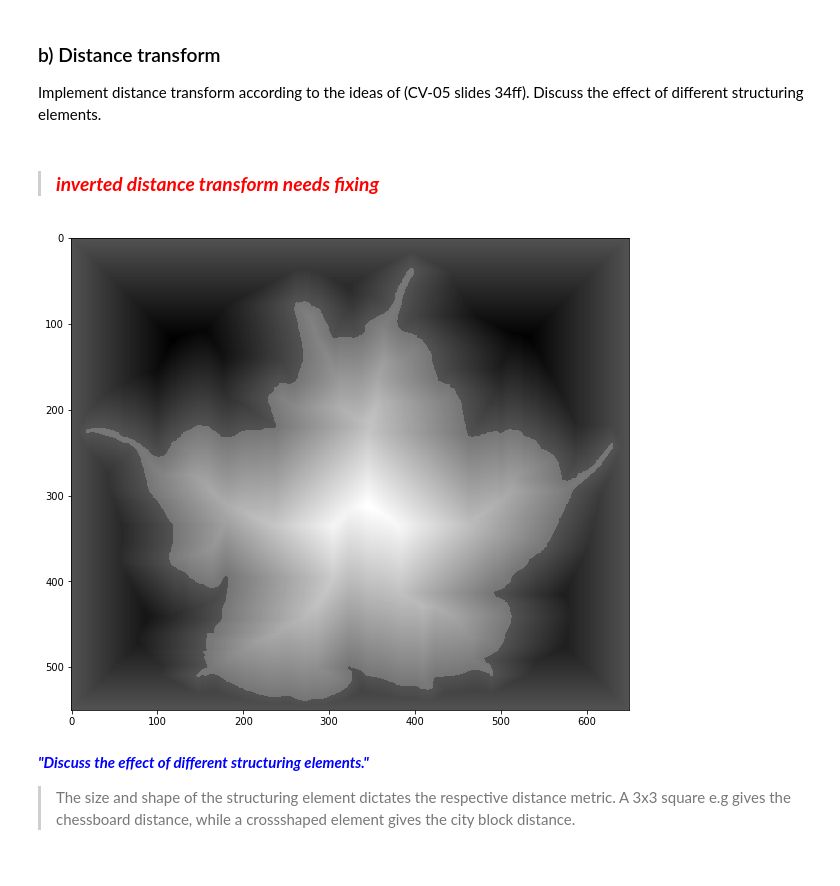
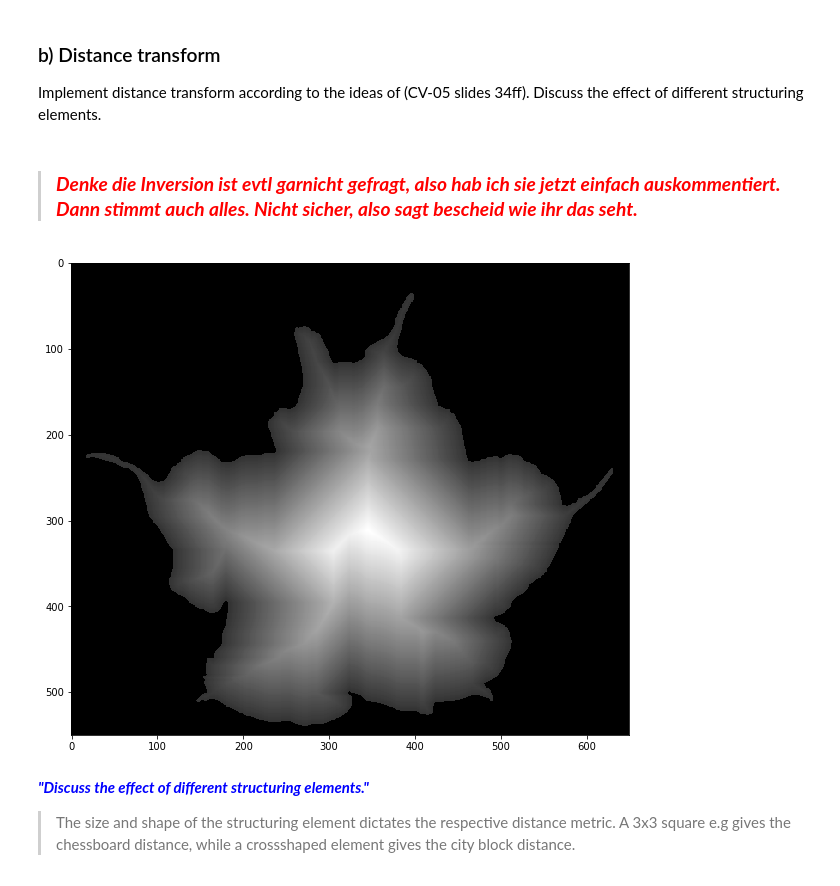
Before and after one commit to shorty-longbottom97/Computer_Vision, a Jupyter notebook: sheet03/sheet03.ipynb, the cells around one changed output. Saved outputs shown, nothing was run; the diff lists cells and outputs as text; code cells hidden in the pictures.

```diff
--- a/sheet03/sheet03.ipynb
+++ b/sheet03/sheet03.ipynb
@@ -136,8 +136,8 @@ plt.show()
 ### b)  Distance transform
 
 Implement distance transform according to the ideas of (CV-05 slides 34ff).  Discuss the effect of different structuring elements.
-# %% [markdown]
->### ***<font color='red'>inverted distance transform needs fixing </font>***
+# %% [markdown]
+>### ***<font color='red'>Denke die Inversion ist evtl garnicht gefragt, also hab ich sie jetzt einfach auskommentiert. Dann stimmt auch alles. Nicht sicher, also sagt bescheid wie ihr das seht. </font>***
 # %%
 %matplotlib inline
 import numpy as np
@@ -161,42 +161,42 @@ def my_distance_transform(img):
         The distance transform of the input image.
     """
 
     dt = np.zeros(img.shape,np.int32)
 
     # YOUR CODE HERE
 
     binary_image =  (img)
-    binary_inverse = np.invert(img)                          #Inversion could be padded to get rid of the edge effect
+    binary_inverse = np.invert(img)
 
 
     for i in itertools.count(0,1):
         if not np.any(binary_image):                         #break out of loop, when there is nothing left to erode
             break
 
         boundary = my_boundary(binary_image)
         dt[boundary] = i                                     #Assign the new boundary as its distance to the object to dt
         binary_image = morph.binary_erosion(binary_image)    #erode image to next boundary
 
 
                                                              #same as above for the inversion
-    for i in itertools.count(0,-1):
-        if not np.any(binary_inverse):
-            break
-
-        boundary = my_boundary(binary_inverse)
-        dt[boundary] = i
-        binary_inverse = morph.binary_erosion(binary_inverse)
+#    for i in itertools.count(0,-1):
+#        if not np.any(binary_inverse):
+#            break
+#
+#        boundary = my_boundary(binary_inverse)
+#        dt[boundary] = i
+#        binary_inverse = morph.binary_erosion(binary_inverse)
 
 
     return dt
 
 
 img = plt.imread("images/engelstrompete.png") > 0
 plt.figure(figsize=(10,10))
 plt.imshow(my_distance_transform(img) + 50 * img)
 plt.show()
 # %% [output]
-[figure, old version]
+[figure, new version]
 # %% [markdown]
 ***<font color='blue'>"Discuss the effect of different structuring elements."</font>***
 > The size and shape of the structuring element dictates the respective distance metric. A 3x3 square e.g gives the chessboard distance, while a crossshaped element gives the city block distance.
```
Also changed, not shown: parts of 2 cells of this notebook.
